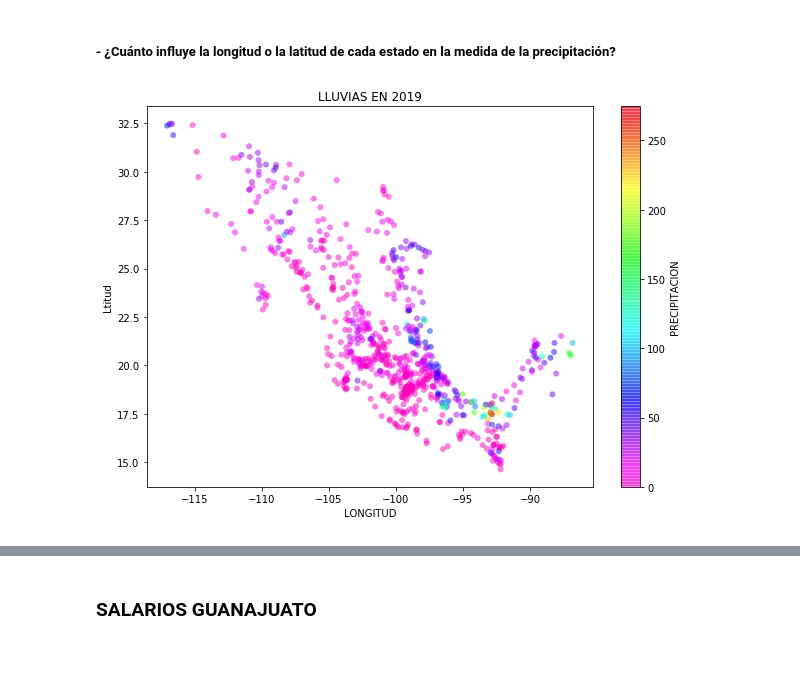
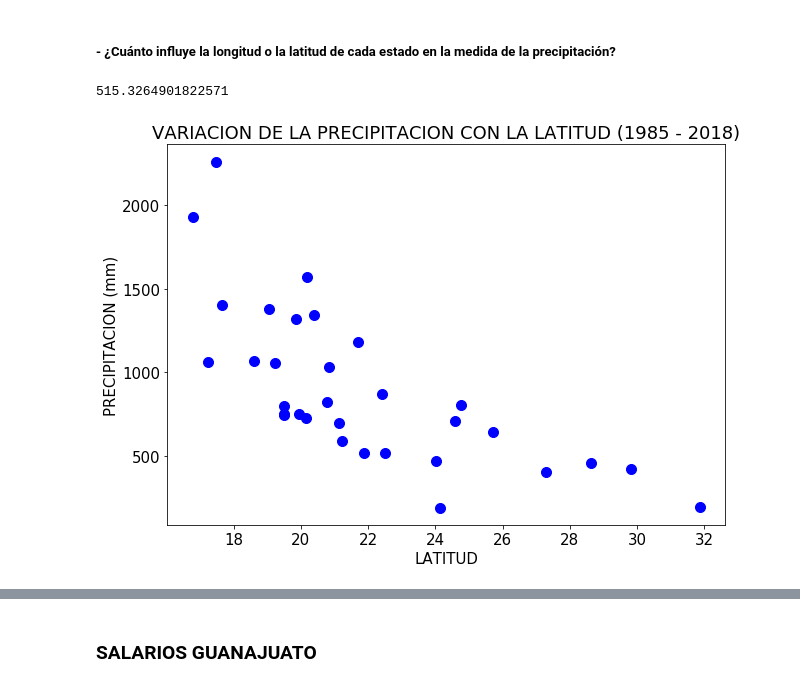
Before and after one commit to LuisEduardoCantero/Data_Science_in_Cosmology, a Jupyter notebook: Proyecto_1/CLIMA_SCRIPT.ipynb, the cells around one changed output, grey strips where cells are left out. Cells and saved outputs as stored; diff of their text form; code cells hidden in the pictures; blank space fills up the shorter version.

```diff
--- a/Proyecto_1/CLIMA_SCRIPT.ipynb
+++ b/Proyecto_1/CLIMA_SCRIPT.ipynb
@@ -360,4 +392,29 @@ hey
 # %% [markdown]
 ##### - ¿Cuánto influye la longitud o la latitud de cada estado en la medida de la precipitación?
-# %% [markdown]
-![LLUVIAS19.jpeg](attachment:LLUVIAS19.jpeg)
+# %%
+precip_anual_edos.iloc[0,:].mean()
+# %% [output]
+515.3264901822571
+# %%
+pre_edo_mean = []
+tmin_edo_mean = []
+tmed_edo_mean = []
+tmax_edo_mean = []
+
+for i in range(32):
+    pre_edo_mean.append(precip_anual_edos.iloc[i,:].mean())
+    tmin_edo_mean.append(tmin_anual_edos.iloc[i,:].mean())
+    tmed_edo_mean.append(tmed_anual_edos.iloc[i,:].mean())
+    tmax_edo_mean.append(tmax_anual_edos.iloc[i,:].mean())
+# %%
+# Grafica de la variacion de precipitacion promedio anual respecto a la latitud promedio de cada estado
+plt.plot(coorprom.LAT,pre_edo_mean, 'o', ms = 10,  color = 'b')
+plt.rcParams.update({'font.size':15})
+plt.title('VARIACION DE LA PRECIPITACION CON LA LATITUD (1985 - 2018)')
+plt.axis(aspect='equal')
+plt.rcParams["figure.figsize"] = (10, 7)
+plt.xlabel('LATITUD')
+plt.ylabel('PRECIPITACION (mm)')
+plt.savefig("/home/luiscantero/anadat/Archivos/Proyecto1/Resultados/CLIMA_5.jpg", bbox_inches='tight')
+# %% [output]
+[figure, added]
```
Also changed, not shown: parts of 57 cells of this notebook.
